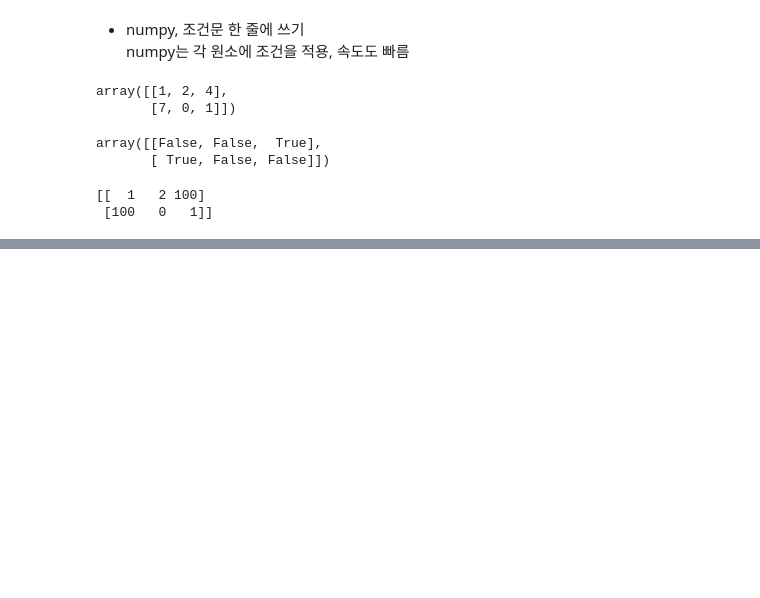
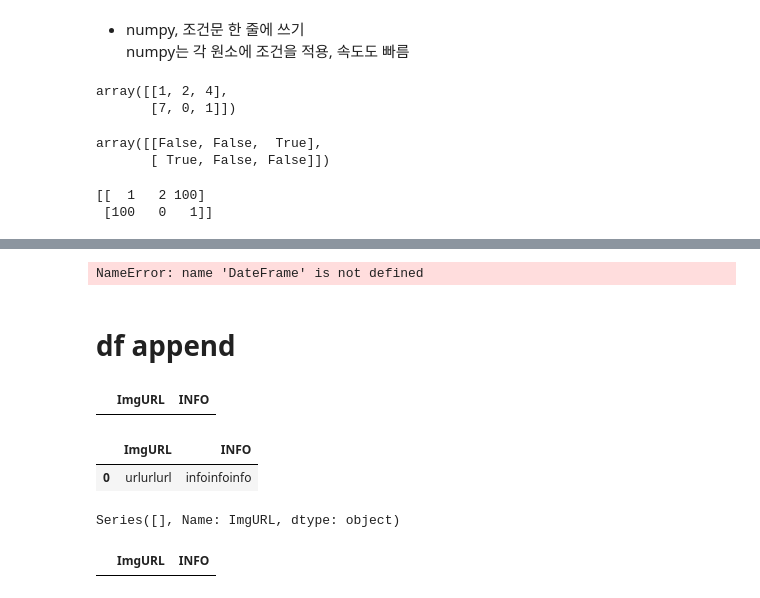
Before and after one commit to dy5299/TIL, a Jupyter notebook: 202001_OpenCV/200106 test.ipynb, the cells around one changed output, grey strips where cells are left out. Cells and saved outputs as stored; diff of their text form; code cells hidden in the pictures; blank space fills up the shorter version.

```diff
--- a/202001_OpenCV/200106 test.ipynb
+++ b/202001_OpenCV/200106 test.ipynb
@@ -136,0 +172,6 @@ print(a)
+# %%
+db = DateFrame(columns=("ImgURL","INFO"))
+# %% [output]
+NameError: name 'DateFrame' is not defined
+# %% [markdown]
+# df append
@@ -136,0 +180,19 @@ print(a)
+# %%
+db = df(columns=["ImgURL","INFO"])
+# %%
+db
+# %% [output]
+|  | ImgURL | INFO |
+# %%
+image_url = 'urlurlurl'
+info = 'infoinfoinfo'
+# %%
+anew=[image_url,info]
+db.append(df(np.array([anew]), columns=["ImgURL","INFO"]), ignore_index=True)
+# %% [output]
+|  | ImgURL | INFO |
+| 0 | urlurlurl | infoinfoinfo |
+# %%
+db.ImgURL
+# %% [output]
+Series([], Name: ImgURL, dtype: object)
@@ -136,0 +201,4 @@ print(a)
+# %%
+db
+# %% [output]
+|  | ImgURL | INFO |
```
Also changed, not shown: parts of 7 cells of this notebook, 5 other files.
